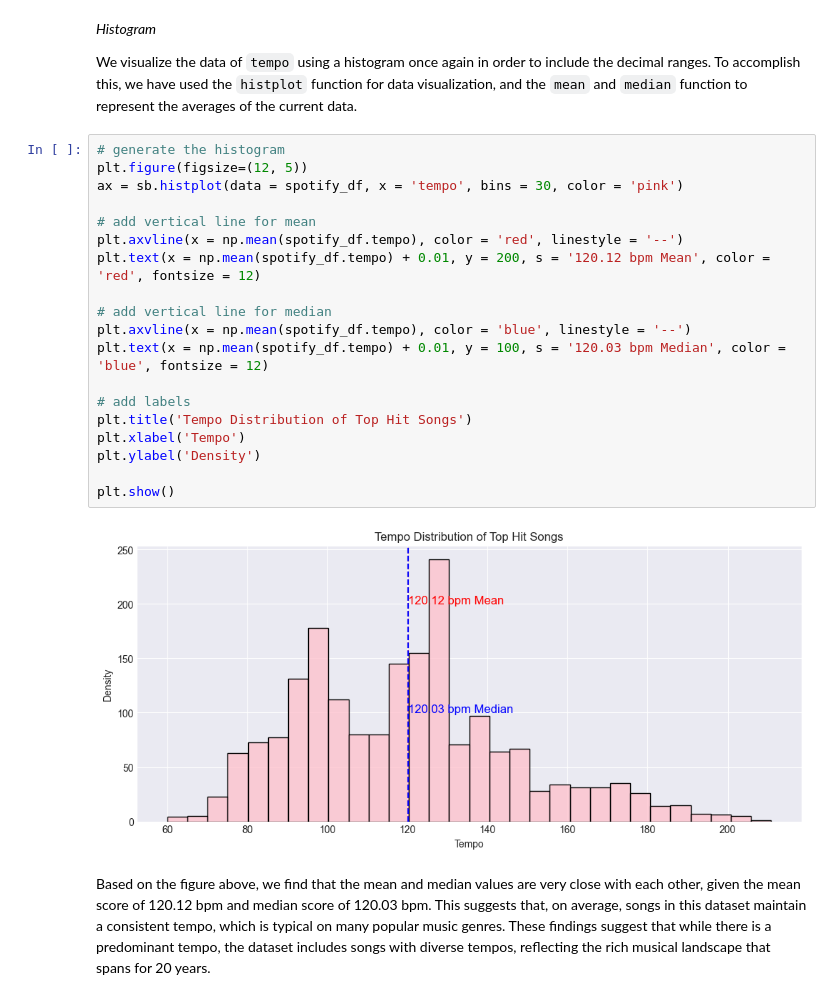
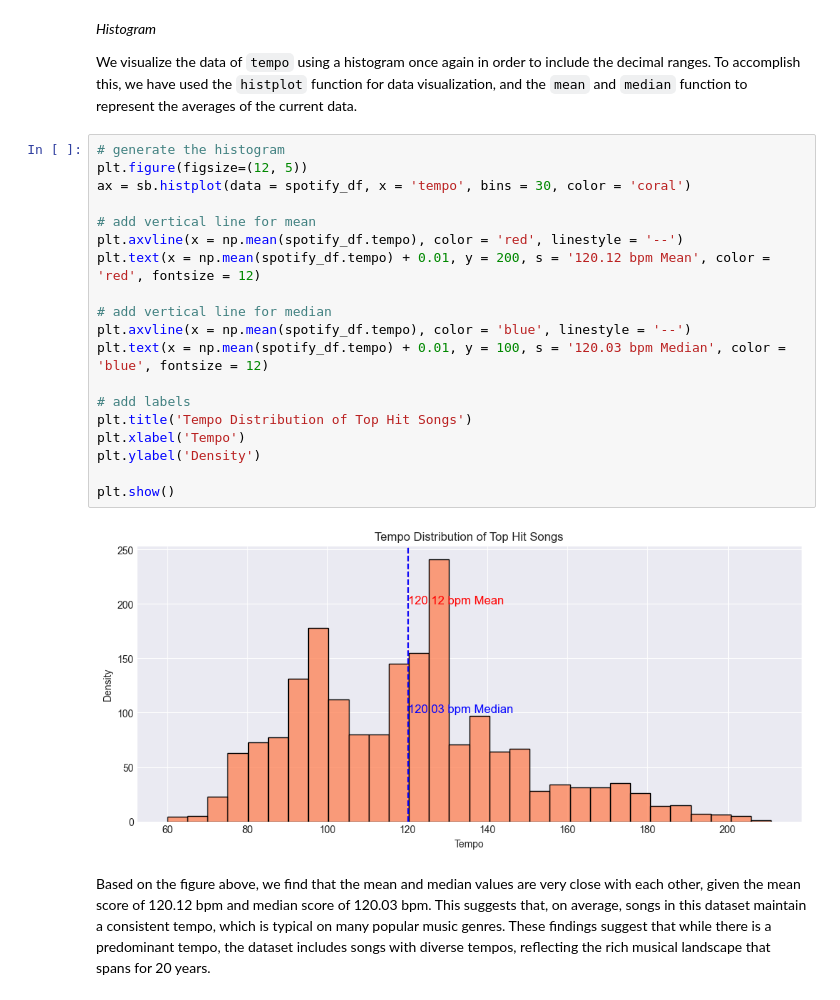
Before and after one commit to angelocguerra/csmodel-casestudy, a Jupyter notebook: MCO1.ipynb, the cells around one changed output. Drawn from its saved outputs; the diff is of its cells as text.

```diff
--- a/MCO1.ipynb
+++ b/MCO1.ipynb
@@ -773,24 +773,24 @@ We visualize the data of `tempo` using a histogram once again in order to includ
 # %%
 # generate the histogram
 plt.figure(figsize=(12, 5))
-ax = sb.histplot(data = spotify_df, x = 'tempo', bins = 30, color = 'pink')
+ax = sb.histplot(data = spotify_df, x = 'tempo', bins = 30, color = 'coral')
 
 # add vertical line for mean
 plt.axvline(x = np.mean(spotify_df.tempo), color = 'red', linestyle = '--')
 plt.text(x = np.mean(spotify_df.tempo) + 0.01, y = 200, s = '120.12 bpm Mean', color = 'red', fontsize = 12)
 
 # add vertical line for median
 plt.axvline(x = np.mean(spotify_df.tempo), color = 'blue', linestyle = '--')
 plt.text(x = np.mean(spotify_df.tempo) + 0.01, y = 100, s = '120.03 bpm Median', color = 'blue', fontsize = 12)
 
 # add labels
 plt.title('Tempo Distribution of Top Hit Songs')
 plt.xlabel('Tempo')
 plt.ylabel('Density')
 
 plt.show()
 # %% [output]
-[figure, old version]
+[figure, new version]
 # %% [markdown]
 Based on the figure above, we find that the mean and median values are very close with each other, given the mean score of 120.12 bpm and median score of 120.03 bpm. This suggests that, on average, songs in this dataset maintain a consistent tempo, which is typical on many popular music genres. These findings suggest that while there is a predominant tempo, the dataset includes songs with diverse tempos, reflecting the rich musical landscape that spans for 20 years.
 # %% [markdown]
```
Also changed, not shown: parts of 20 cells of this notebook.
